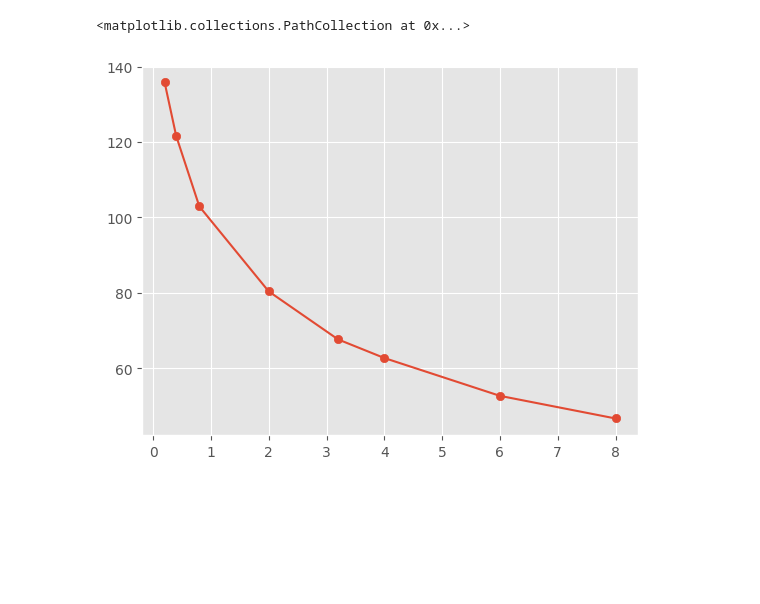
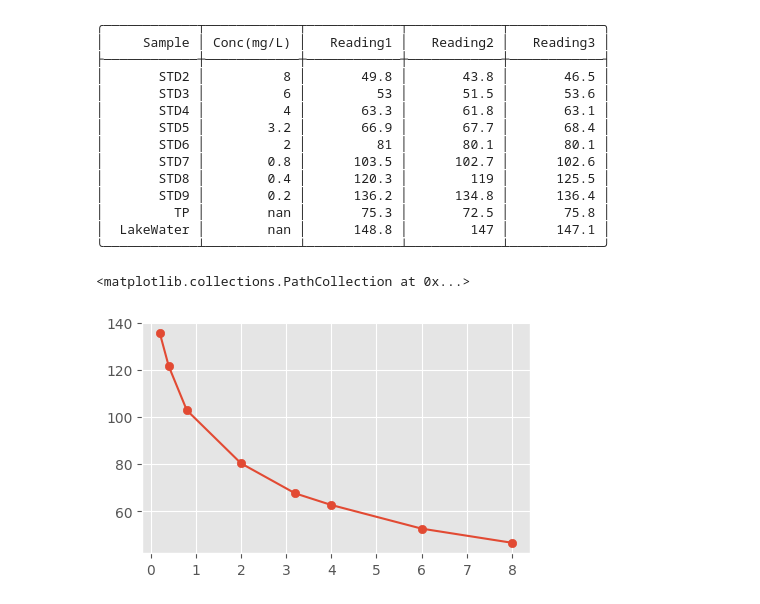
Before and after one commit to weathon/lab7, a Jupyter notebook: main.ipynb, the cells around one changed output. Saved outputs shown, nothing was run; the diff lists cells and outputs as text; code cells hidden in the pictures; blank space fills up the shorter version.

```diff
--- a/main.ipynb
+++ b/main.ipynb
@@ -9,7 +20,25 @@ def setText(plot, title, xlab, ylab):
+# %%
+tp.table(np.array(df),headers=df.columns)
+# %% [output]
+╭────────────┬────────────┬────────────┬────────────┬────────────╮
+│     Sample │ Conc(mg/L) │   Reading1 │   Reading2 │   Reading3 │
+├────────────┼────────────┼────────────┼────────────┼────────────┤
+│       STD2 │          8 │       49.8 │       43.8 │       46.5 │
+│       STD3 │          6 │         53 │       51.5 │       53.6 │
+│       STD4 │          4 │       63.3 │       61.8 │       63.1 │
+│       STD5 │        3.2 │       66.9 │       67.7 │       68.4 │
+│       STD6 │          2 │         81 │       80.1 │       80.1 │
+│       STD7 │        0.8 │      103.5 │      102.7 │      102.6 │
+│       STD8 │        0.4 │      120.3 │        119 │      125.5 │
+│       STD9 │        0.2 │      136.2 │      134.8 │      136.4 │
+│         TP │        nan │       75.3 │       72.5 │       75.8 │
+│  LakeWater │        nan │      148.8 │        147 │      147.1 │
+╰────────────┴────────────┴────────────┴────────────┴────────────╯
 # %%
 df = pd.read_csv("data.csv")
-plt.plot(df["Conc(mg/L)"][:-2],np.mean([df["Reading1"][:-2],df["Reading2"][:-2],df["Reading3"][:-2]],axis=0))#Need a list
-plt.scatter(df["Conc(mg/L)"][:-2],np.mean([df["Reading1"][:-2],df["Reading2"][:-2],df["Reading3"][:-2]],axis=0))#Need a list
+plt.figure(figsize=(5,3))
+plt.plot(df["Conc(mg/L)"][:-2],np.mean([df["Reading1"][:-2],df["Reading2"][:-2],df["Reading3"][:-2]],axis=0))
+plt.scatter(df["Conc(mg/L)"][:-2],np.mean([df["Reading1"][:-2],df["Reading2"][:-2],df["Reading3"][:-2]],axis=0))
 # %% [output]
 <matplotlib.collections.PathCollection at 0x...>
-[figure, old version]
+[figure, new version]
```
Also changed, not shown: parts of 4 cells of this notebook, 1 other file.
